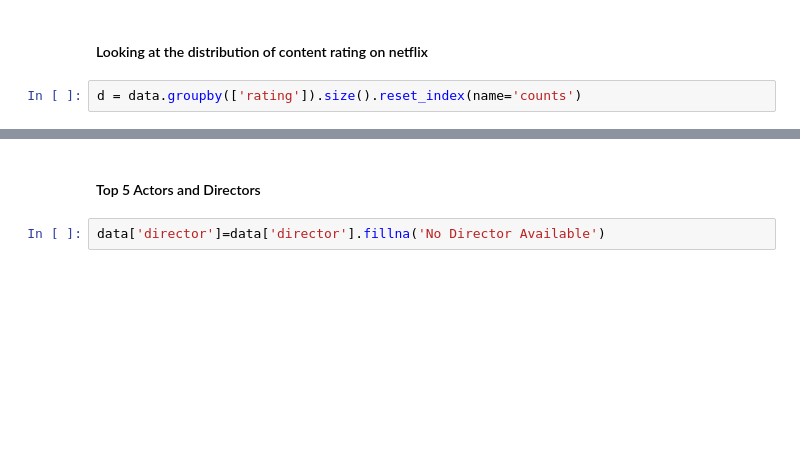
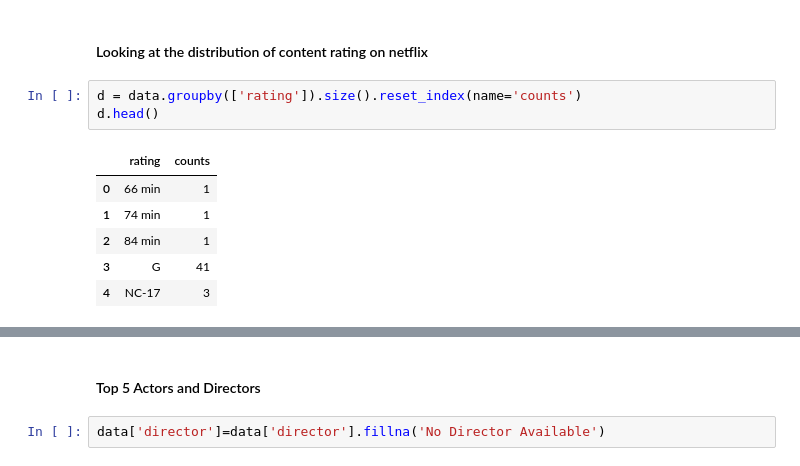
Before and after one commit to RaNe001/Data-Analysis-project, a Jupyter notebook: Sentiment_Analysis.ipynb, the cells around one changed output, grey strips where cells are left out. Drawn from its saved outputs; the diff is of its cells as text; blank space fills up the shorter version.

```diff
--- a/Sentiment_Analysis.ipynb
+++ b/Sentiment_Analysis.ipynb
@@ -31,4 +35,12 @@ data.head(2)
 #### Looking at the distribution of content rating on netflix
 # %%
 d = data.groupby(['rating']).size().reset_index(name='counts')
+d.head()
+# %% [output]
+|  | rating | counts |
+| 0 | 66 min | 1 |
+| 1 | 74 min | 1 |
+| 2 | 84 min | 1 |
+| 3 | G | 41 |
+| 4 | NC-17 | 3 |
 # %%
```
Also changed, not shown: parts of 7 cells of this notebook, 2 other files.
